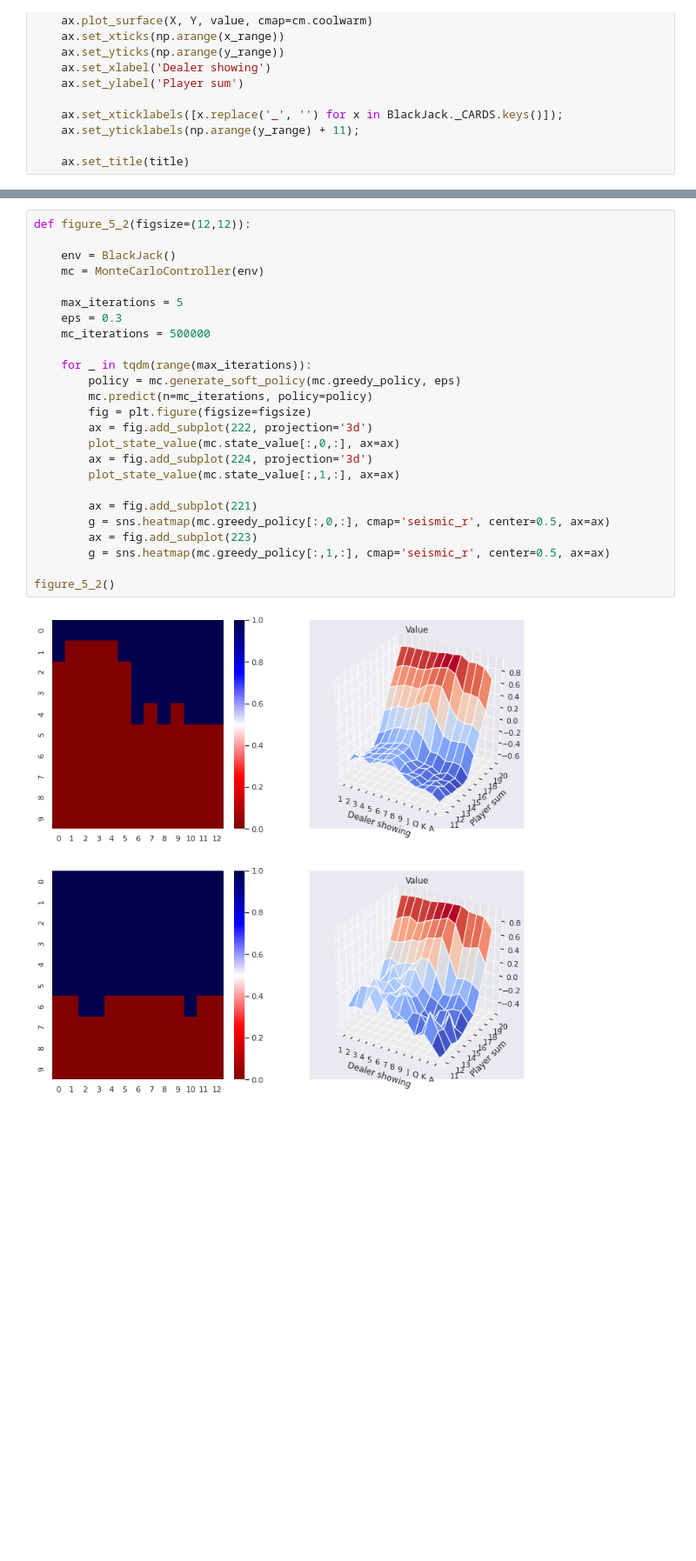
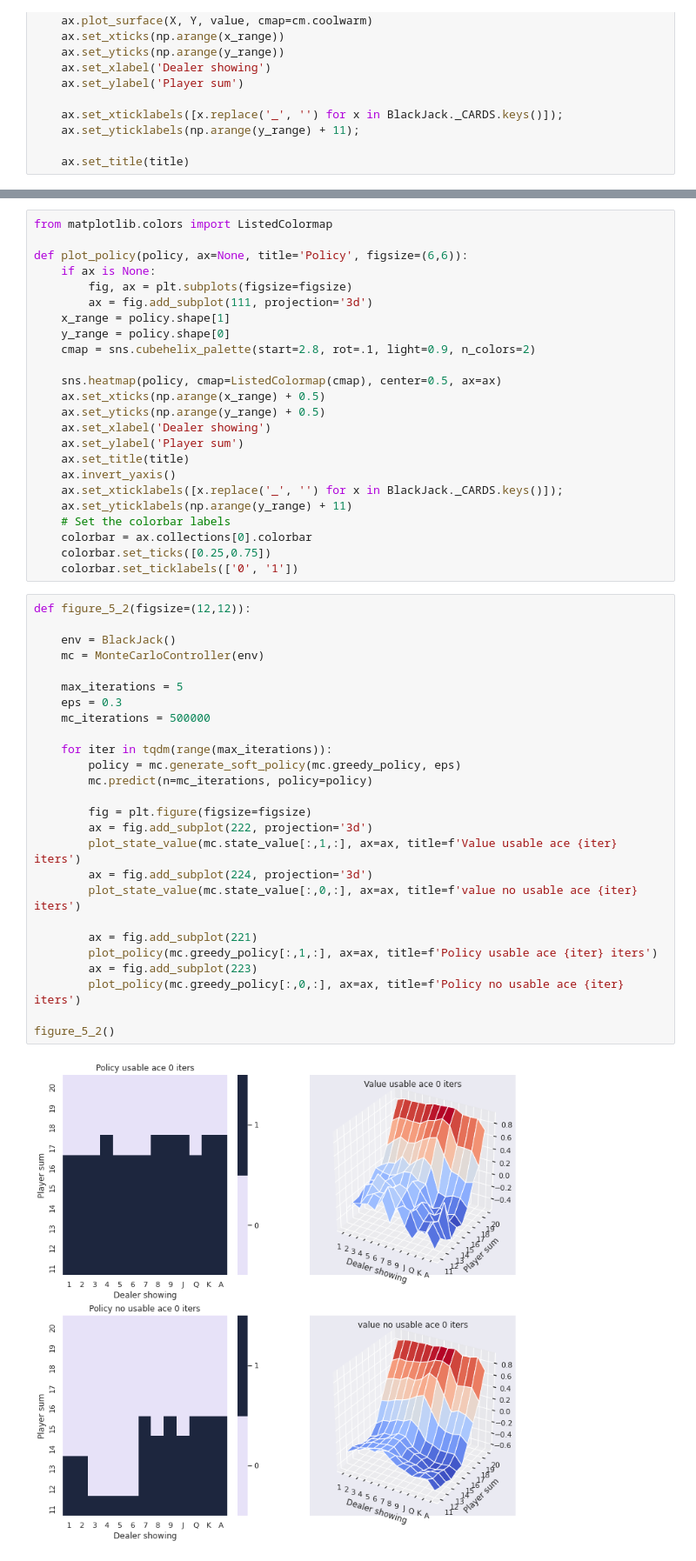
Before and after one commit to RDelg/rl-book, a Jupyter notebook: chapter5.ipynb, the cells around one changed output, grey strips where cells are left out. Shown at 87% size. Saved outputs shown, nothing was run; the diff lists cells and outputs as text; blank space fills up the shorter version.

```diff
--- a/chapter5.ipynb
+++ b/chapter5.ipynb
@@ -301,30 +296,55 @@ class MonteCarloController():
     @property
     def state_value(self):
         return self.state_action_value.max(-1)
+# %%
+from matplotlib.colors import ListedColormap
+
+def plot_policy(policy, ax=None, title='Policy', figsize=(6,6)):
+    if ax is None:
+        fig, ax = plt.subplots(figsize=figsize)
+        ax = fig.add_subplot(111, projection='3d')
+    x_range = policy.shape[1]
+    y_range = policy.shape[0]
+    cmap = sns.cubehelix_palette(start=2.8, rot=.1, light=0.9, n_colors=2)
+
+    sns.heatmap(policy, cmap=ListedColormap(cmap), center=0.5, ax=ax)
+    ax.set_xticks(np.arange(x_range) + 0.5)
+    ax.set_yticks(np.arange(y_range) + 0.5)
+    ax.set_xlabel('Dealer showing')
+    ax.set_ylabel('Player sum')
+    ax.set_title(title)
+    ax.invert_yaxis()
+    ax.set_xticklabels([x.replace('_', '') for x in BlackJack._CARDS.keys()]);
+    ax.set_yticklabels(np.arange(y_range) + 11)
+    # Set the colorbar labels
+    colorbar = ax.collections[0].colorbar
+    colorbar.set_ticks([0.25,0.75])
+    colorbar.set_ticklabels(['0', '1'])
 # %%
 def figure_5_2(figsize=(12,12)):
 
     env = BlackJack()
     mc = MonteCarloController(env)
 
     max_iterations = 5
     eps = 0.3
     mc_iterations = 500000
 
-    for _ in tqdm(range(max_iterations)):
+    for iter in tqdm(range(max_iterations)):
         policy = mc.generate_soft_policy(mc.greedy_policy, eps)
         mc.predict(n=mc_iterations, policy=policy)
+
         fig = plt.figure(figsize=figsize)
         ax = fig.add_subplot(222, projection='3d')
-        plot_state_value(mc.state_value[:,0,:], ax=ax)
+        plot_state_value(mc.state_value[:,1,:], ax=ax, title=f'Value usable ace {iter} iters')
         ax = fig.add_subplot(224, projection='3d')
-        plot_state_value(mc.state_value[:,1,:], ax=ax)
+        plot_state_value(mc.state_value[:,0,:], ax=ax, title=f'value no usable ace {iter} iters')
 
         ax = fig.add_subplot(221)
-        g = sns.heatmap(mc.greedy_policy[:,0,:], cmap='seismic_r', center=0.5, ax=ax)
+        plot_policy(mc.greedy_policy[:,1,:], ax=ax, title=f'Policy usable ace {iter} iters')
         ax = fig.add_subplot(223)
-        g = sns.heatmap(mc.greedy_policy[:,1,:], cmap='seismic_r', center=0.5, ax=ax)
+        plot_policy(mc.greedy_policy[:,0,:], ax=ax, title=f'Policy no usable ace {iter} iters')
 
 figure_5_2()
 # %% [output]
-[figure, old version]
+[figure, new version]
```
Also changed, not shown: parts of 3 cells of this notebook.
